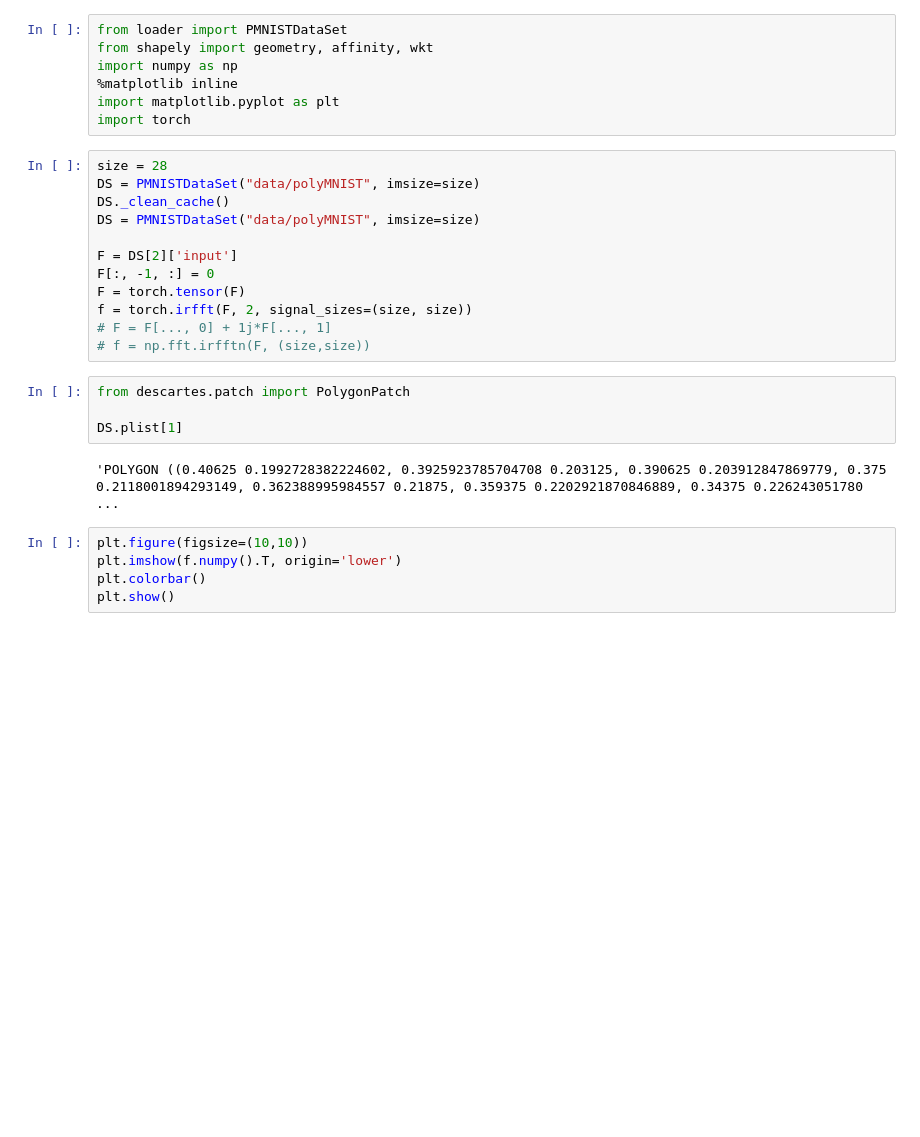
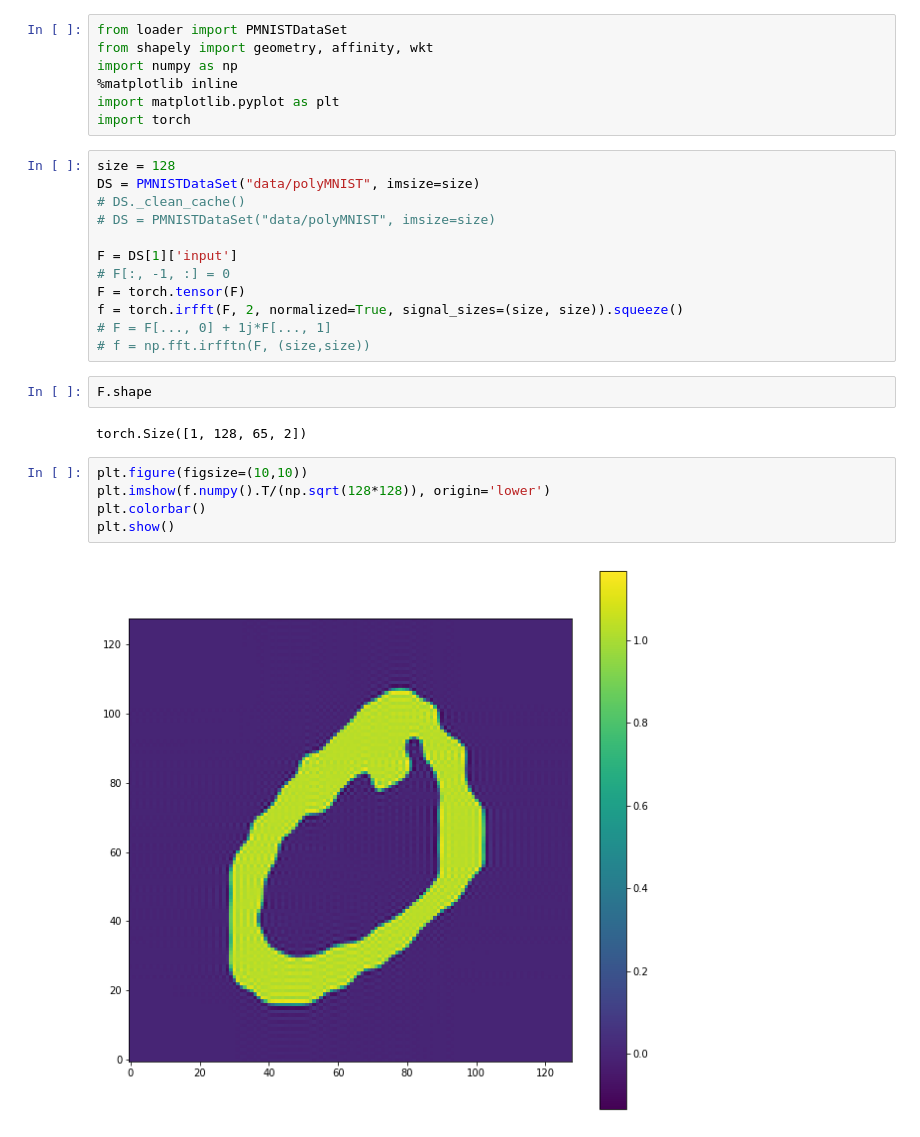
Before and after one commit to maxjiang93/DDSL, a Jupyter notebook: experiments/exp2_mnist/scatch.ipynb, the cells around one changed output. Cells and saved outputs as stored; diff of their text form; blank space fills up the shorter version.

```diff
--- a/experiments/exp2_mnist/scatch.ipynb
+++ b/experiments/exp2_mnist/scatch.ipynb
@@ -6,25 +6,25 @@ import numpy as np
 import matplotlib.pyplot as plt
 import torch
 # %%
-size = 28
+size = 128
 DS = PMNISTDataSet("data/polyMNIST", imsize=size)
-DS._clean_cache()
-DS = PMNISTDataSet("data/polyMNIST", imsize=size)
+# DS._clean_cache()
+# DS = PMNISTDataSet("data/polyMNIST", imsize=size)
 
-F = DS[2]['input']
-F[:, -1, :] = 0
+F = DS[1]['input']
+# F[:, -1, :] = 0
 F = torch.tensor(F)
-f = torch.irfft(F, 2, signal_sizes=(size, size))
+f = torch.irfft(F, 2, normalized=True, signal_sizes=(size, size)).squeeze()
 # F = F[..., 0] + 1j*F[..., 1]
 # f = np.fft.irfftn(F, (size,size))
-# %%
-from descartes.patch import PolygonPatch
-
-DS.plist[1]
-# %% [output]
-'POLYGON ((0.40625 0.1992728382224602, 0.3925923785704708 0.203125, 0.390625 0.203912847869779, 0.375 0.2118001894293149, 0.362388995984557 0.21875, 0.359375 0.2202921870846889, 0.34375 0.226243051780 ...
+# %%
+F.shape
+# %% [output]
+torch.Size([1, 128, 65, 2])
 # %%
 plt.figure(figsize=(10,10))
-plt.imshow(f.numpy().T, origin='lower')
+plt.imshow(f.numpy().T/(np.sqrt(128*128)), origin='lower')
 plt.colorbar()
 plt.show()
+# %% [output]
+[figure, added]
```
Also changed, not shown: 9 other files.
